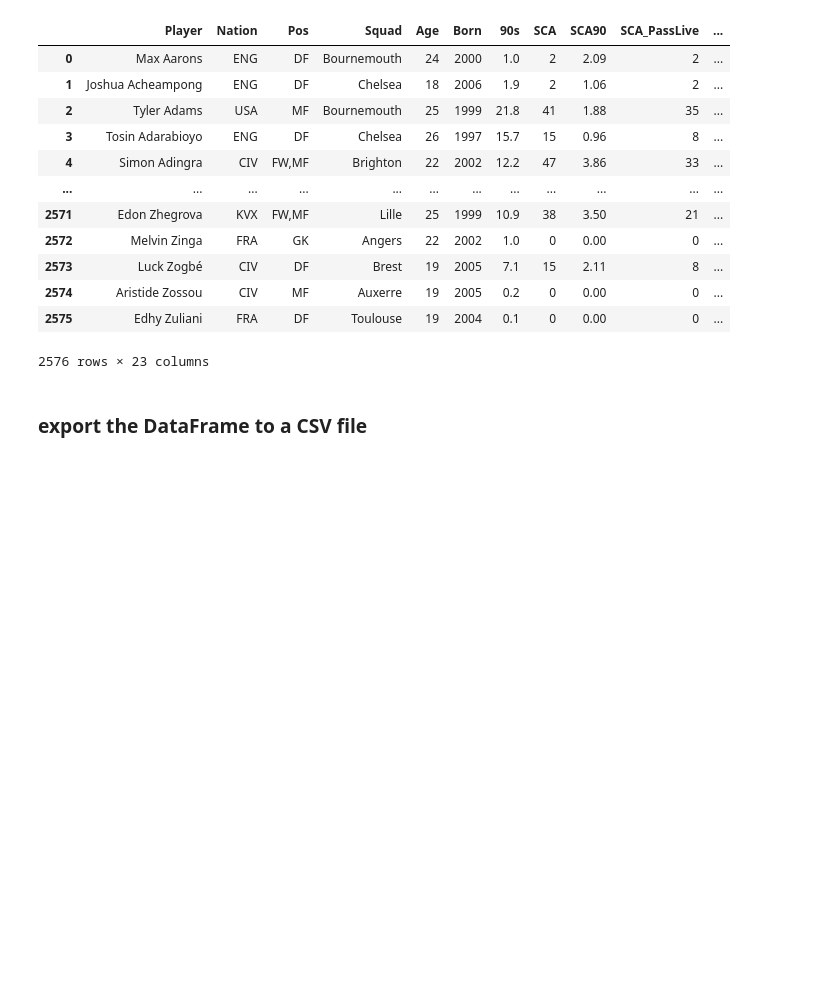
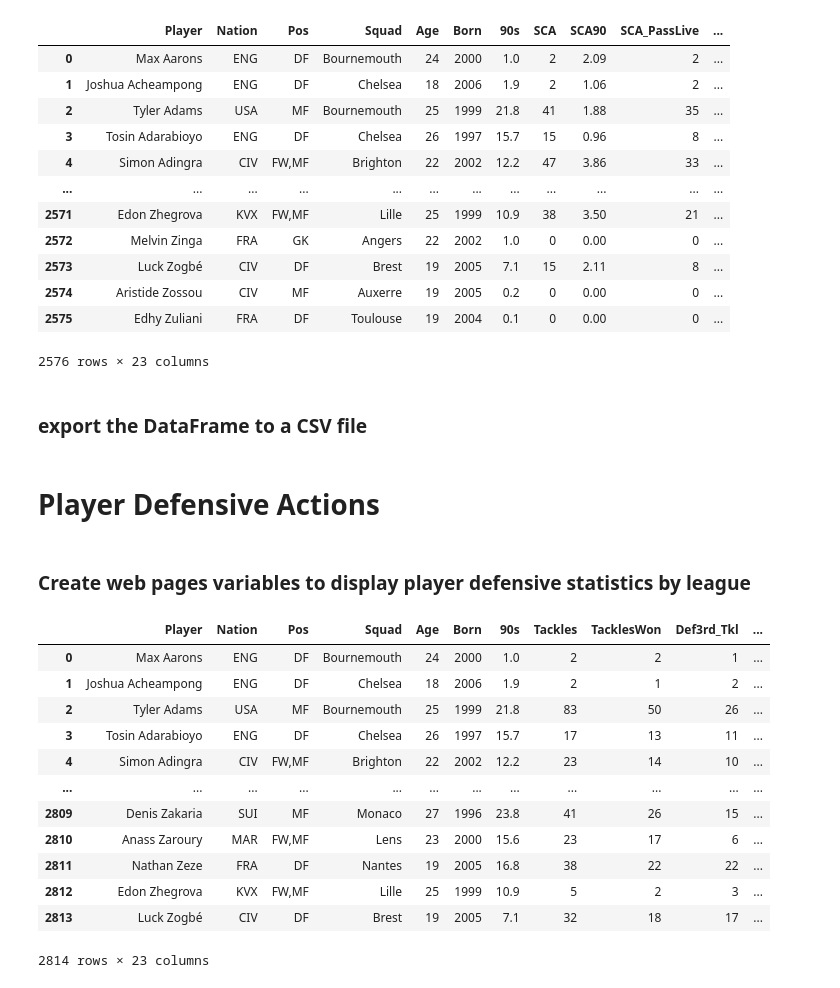
Before and after one commit to 3zden/Predicting-Football-Player-values, a Jupyter notebook: scraping/PLayer - FBREF - GCA.ipynb, the cells around one changed output. Saved outputs shown, nothing was run; the diff lists cells and outputs as text; code cells hidden in the pictures; blank space fills up the shorter version.

Commit message:
scraping defensive feature in PLayer - FBREF notebook

```diff
--- a/scraping/PLayer - FBREF - GCA.ipynb
+++ b/scraping/PLayer - FBREF - GCA.ipynb
@@ -166,3 +163,21 @@ playerscraper(ligue1)
 ### export the DataFrame to a CSV file
 # %%
 FBREFplayer.to_csv('Player - FBREF GCA.csv', index=False)
+# %% [markdown]
+# Player Defensive Actions
+# %% [markdown]
+### Create web pages variables to display player defensive statistics by league
+# %%
+pl = "https://fbref.com/en/comps/9/defense/Premier-League-Stats"
+liga = "http://fbref.com/en/comps/12/defense/La-Liga-Stats"
+seriea = "https://fbref.com/en/comps/11/defense/Serie-A-Stats"
+bundesliga = "https://fbref.com/en/comps/20/defense/Bundesliga-Stats"
+ligue1 = "https://fbref.com/en/comps/13/defense/Ligue-1-Stats"
+# %%
+FBREFplayer2 = pd.DataFrame(columns=[
+    'Player', 'Nation', 'Pos', 'Squad', 'Age', 'Born', '90s',
+    'Tackles', 'TacklesWon', 'Def3rd_Tkl', 'Mid3rd_Tkl', 'Att3rd_Tkl',
+    'DribblersTackled', 'DribblersChallenged', 'Tkl%_vsDrib', 'ChallengesLost',
+    'Blocks', 'ShotsBlocked', 'PassesBlocked',
+    'Interceptions', 'Clearances','NBPLAYER + Interceptions','Errors'
+])
@@ -168,0 +256,20 @@ FBREFplayer.to_csv('Player - FBREF GCA.csv', index=False)
+# %%
+playerscraper2(pl)
+playerscraper2(liga)
+playerscraper2(seriea)
+playerscraper2(bundesliga)
+playerscraper2(ligue1)
+# %% [output]
+|  | Player | Nation | Pos | Squad | Age | Born | 90s | Tackles | TacklesWon | Def3rd_Tkl | ... |
+| 0 | Max Aarons | ENG | DF | Bournemouth | 24 | 2000 | 1.0 | 2 | 2 | 1 | ... |
+| 1 | Joshua Acheampong | ENG | DF | Chelsea | 18 | 2006 | 1.9 | 2 | 1 | 2 | ... |
+| 2 | Tyler Adams | USA | MF | Bournemouth | 25 | 1999 | 21.8 | 83 | 50 | 26 | ... |
+| 3 | Tosin Adarabioyo | ENG | DF | Chelsea | 26 | 1997 | 15.7 | 17 | 13 | 11 | ... |
+| 4 | Simon Adingra | CIV | FW,MF | Brighton | 22 | 2002 | 12.2 | 23 | 14 | 10 | ... |
+| ... | ... | ... | ... | ... | ... | ... | ... | ... | ... | ... | ... |
+| 2809 | Denis Zakaria | SUI | MF | Monaco | 27 | 1996 | 23.8 | 41 | 26 | 15 | ... |
+| 2810 | Anass Zaroury | MAR | FW,MF | Lens | 23 | 2000 | 15.6 | 23 | 17 | 6 | ... |
+| 2811 | Nathan Zeze | FRA | DF | Nantes | 19 | 2005 | 16.8 | 38 | 22 | 22 | ... |
+| 2812 | Edon Zhegrova | KVX | FW,MF | Lille | 25 | 1999 | 10.9 | 5 | 2 | 3 | ... |
+| 2813 | Luck Zogbé | CIV | DF | Brest | 19 | 2005 | 7.1 | 32 | 18 | 17 | ... |
+2814 rows × 23 columns
```
Also changed, not shown: parts of 4 cells of this notebook, 2 other files.
